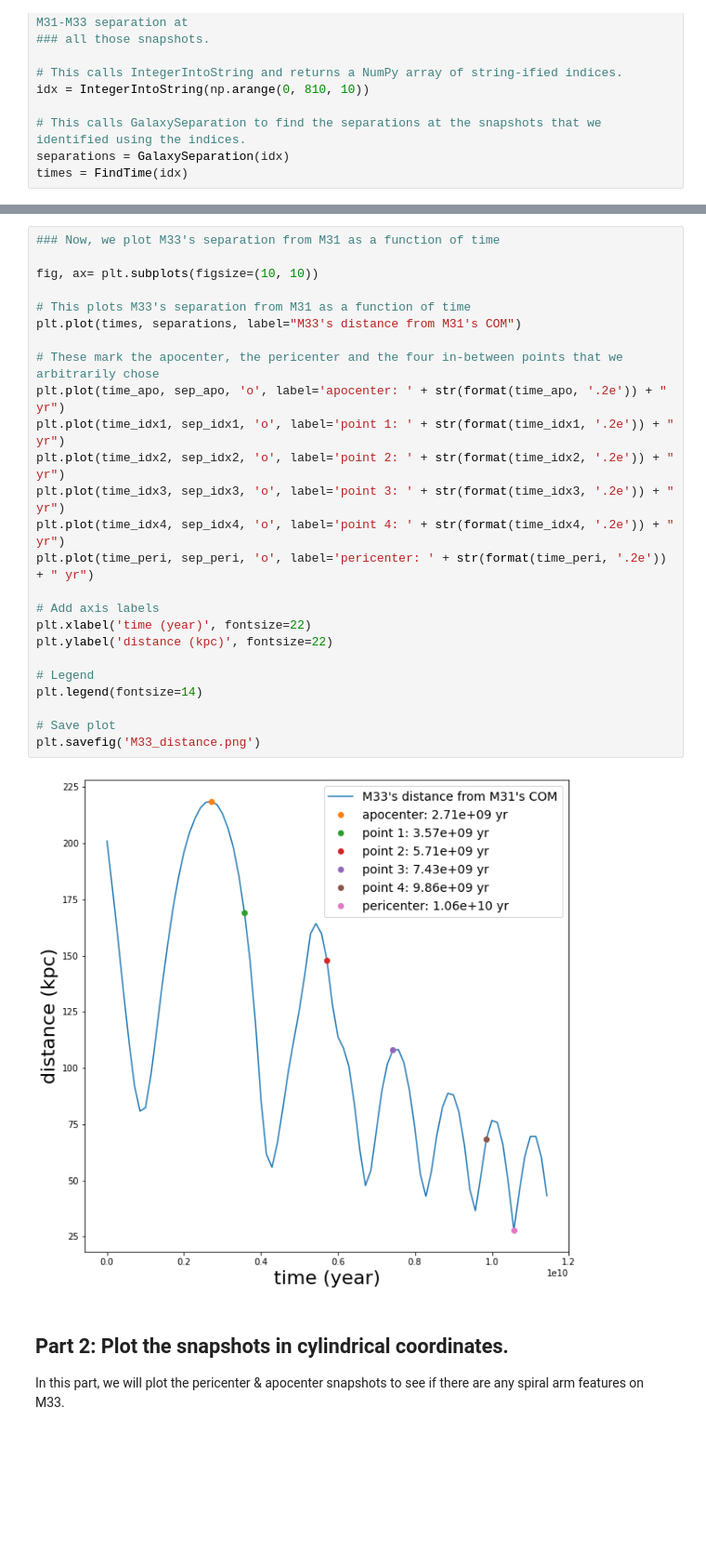
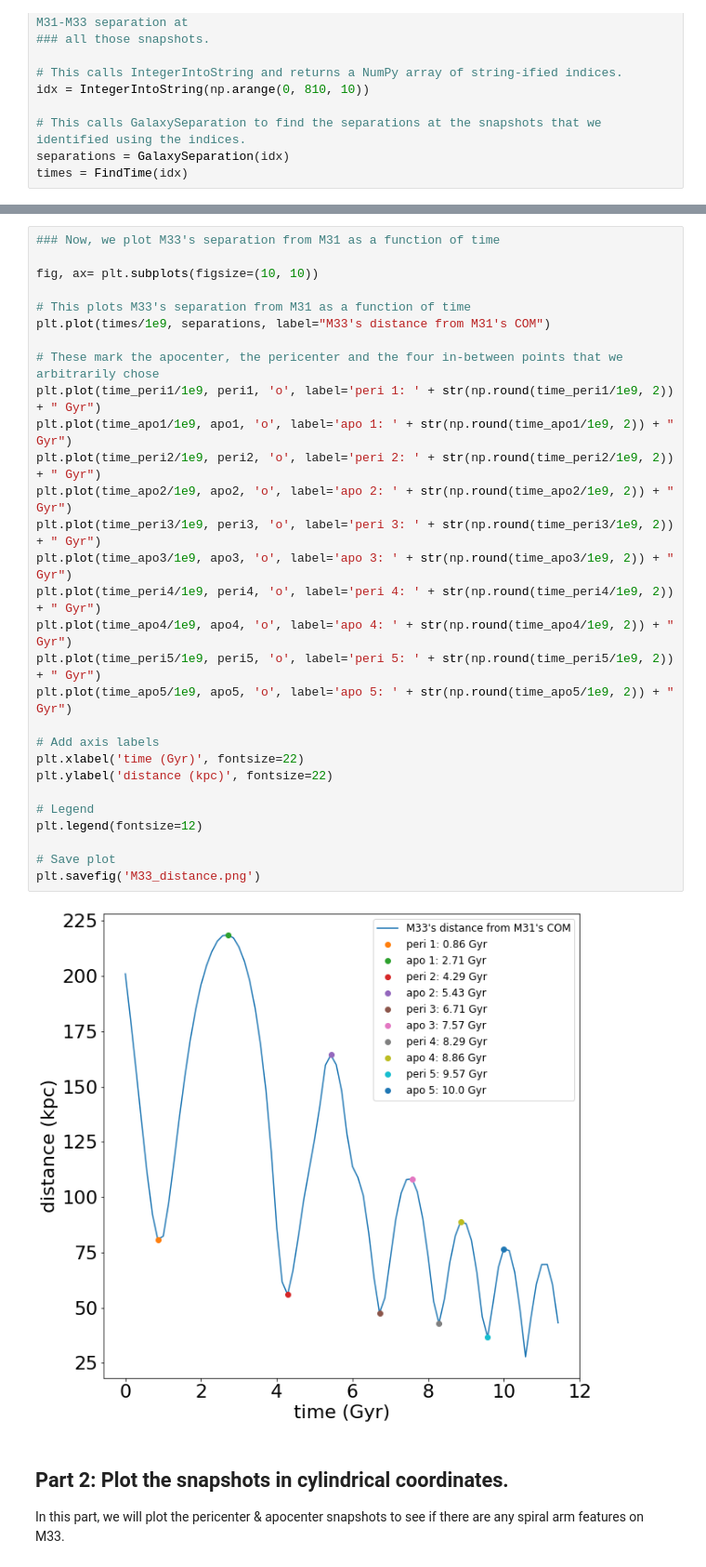
Before and after one commit to nguyenbinh1612/400B_2023_Nguyen, a Jupyter notebook: ResearchAssignments/ASTR400B_FinalProject.ipynb, the cells around one changed output, grey strips where cells are left out. Shown at 93% size. Drawn from its saved outputs; the diff is of its cells as text; blank space fills up the shorter version.

```diff
--- a/ResearchAssignments/ASTR400B_FinalProject.ipynb
+++ b/ResearchAssignments/ASTR400B_FinalProject.ipynb
@@ -375,30 +387,34 @@ print(time_idx1, time_idx2, time_idx3, time_idx4)
 # %%
 ### Now, we plot M33's separation from M31 as a function of time
 
 fig, ax= plt.subplots(figsize=(10, 10))
 
 # This plots M33's separation from M31 as a function of time
-plt.plot(times, separations, label="M33's distance from M31's COM")
+plt.plot(times/1e9, separations, label="M33's distance from M31's COM")
 
 # These mark the apocenter, the pericenter and the four in-between points that we arbitrarily chose
-plt.plot(time_apo, sep_apo, 'o', label='apocenter: ' + str(format(time_apo, '.2e')) + " yr")
-plt.plot(time_idx1, sep_idx1, 'o', label='point 1: ' + str(format(time_idx1, '.2e')) + " yr")
-plt.plot(time_idx2, sep_idx2, 'o', label='point 2: ' + str(format(time_idx2, '.2e')) + " yr")
-plt.plot(time_idx3, sep_idx3, 'o', label='point 3: ' + str(format(time_idx3, '.2e')) + " yr")
-plt.plot(time_idx4, sep_idx4, 'o', label='point 4: ' + str(format(time_idx4, '.2e')) + " yr")
-plt.plot(time_peri, sep_peri, 'o', label='pericenter: ' + str(format(time_peri, '.2e')) + " yr")
+plt.plot(time_peri1/1e9, peri1, 'o', label='peri 1: ' + str(np.round(time_peri1/1e9, 2)) + " Gyr")
+plt.plot(time_apo1/1e9, apo1, 'o', label='apo 1: ' + str(np.round(time_apo1/1e9, 2)) + " Gyr")
+plt.plot(time_peri2/1e9, peri2, 'o', label='peri 2: ' + str(np.round(time_peri2/1e9, 2)) + " Gyr")
+plt.plot(time_apo2/1e9, apo2, 'o', label='apo 2: ' + str(np.round(time_apo2/1e9, 2)) + " Gyr")
+plt.plot(time_peri3/1e9, peri3, 'o', label='peri 3: ' + str(np.round(time_peri3/1e9, 2)) + " Gyr")
+plt.plot(time_apo3/1e9, apo3, 'o', label='apo 3: ' + str(np.round(time_apo3/1e9, 2)) + " Gyr")
+plt.plot(time_peri4/1e9, peri4, 'o', label='peri 4: ' + str(np.round(time_peri4/1e9, 2)) + " Gyr")
+plt.plot(time_apo4/1e9, apo4, 'o', label='apo 4: ' + str(np.round(time_apo4/1e9, 2)) + " Gyr")
+plt.plot(time_peri5/1e9, peri5, 'o', label='peri 5: ' + str(np.round(time_peri5/1e9, 2)) + " Gyr")
+plt.plot(time_apo5/1e9, apo5, 'o', label='apo 5: ' + str(np.round(time_apo5/1e9, 2)) + " Gyr")
 
 # Add axis labels
-plt.xlabel('time (year)', fontsize=22)
+plt.xlabel('time (Gyr)', fontsize=22)
 plt.ylabel('distance (kpc)', fontsize=22)
 
 # Legend
-plt.legend(fontsize=14)
+plt.legend(fontsize=12)
 
 # Save plot
 plt.savefig('M33_distance.png')
 # %% [output]
-[figure, old version]
+[figure, new version]
 # %% [markdown]
 ## Part 2: Plot the snapshots in cylindrical coordinates.
 
```
Also changed, not shown: parts of 9 cells of this notebook, 29 other files.
